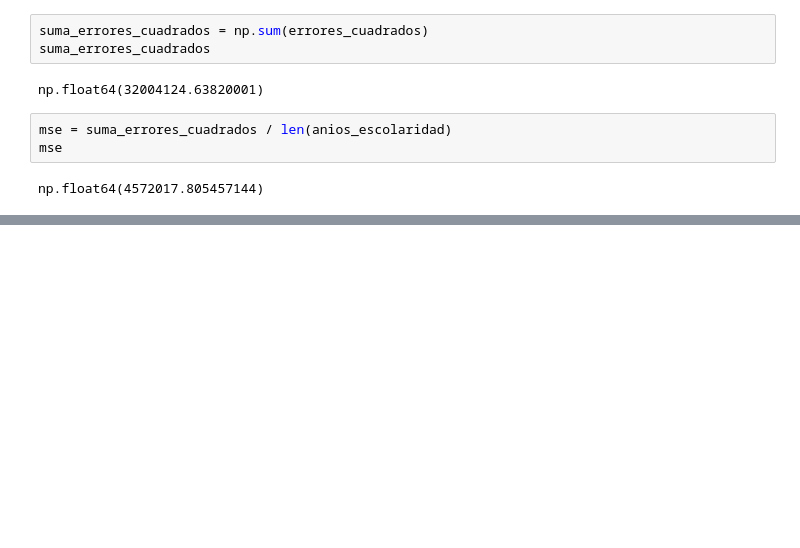
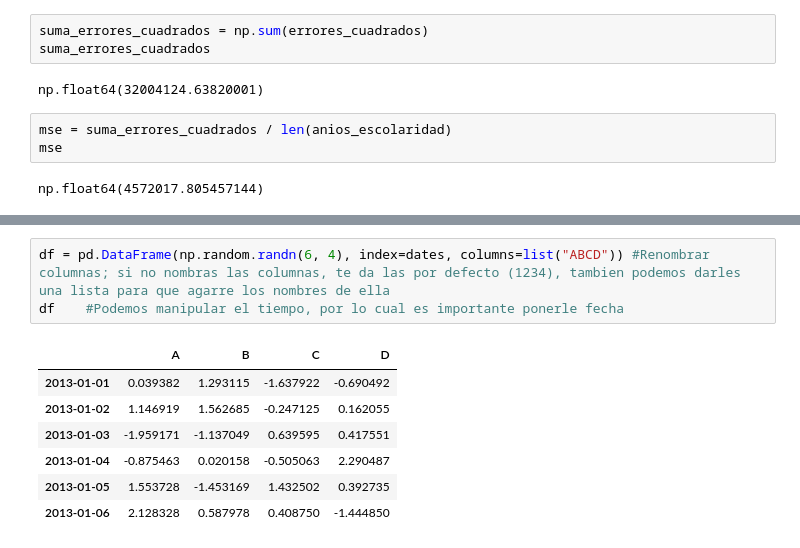
Before and after one commit to PaclonkMei/MineriAdDatOs_177876, a Jupyter notebook: Mineria_de_Datos.ipynb, the cells around one changed output, grey strips where cells are left out. Cells and saved outputs as stored; diff of their text form; blank space fills up the shorter version.

```diff
--- a/Mineria_de_Datos.ipynb
+++ b/Mineria_de_Datos.ipynb
@@ -870,0 +895,11 @@ np.float64(4572017.805457144)
+# %%
+df = pd.DataFrame(np.random.randn(6, 4), index=dates, columns=list("ABCD")) #Renombrar columnas; si no nombras las columnas, te da las por defecto (1234), tambien podemos darles una lista para que agarre los nombres de ella
+df    #Podemos manipular el tiempo, por lo cual es importante ponerle fecha
+# %% [output]
+|  | A | B | C | D |
+| 2013-01-01 | 0.039382 | 1.293115 | -1.637922 | -0.690492 |
+| 2013-01-02 | 1.146919 | 1.562685 | -0.247125 | 0.162055 |
+| 2013-01-03 | -1.959171 | -1.137049 | 0.639595 | 0.417551 |
+| 2013-01-04 | -0.875463 | 0.020158 | -0.505063 | 2.290487 |
+| 2013-01-05 | 1.553728 | -1.453169 | 1.432502 | 0.392735 |
+| 2013-01-06 | 2.128328 | 0.587978 | 0.408750 | -1.444850 |
```
Also changed, not shown: parts of 18 cells of this notebook.
